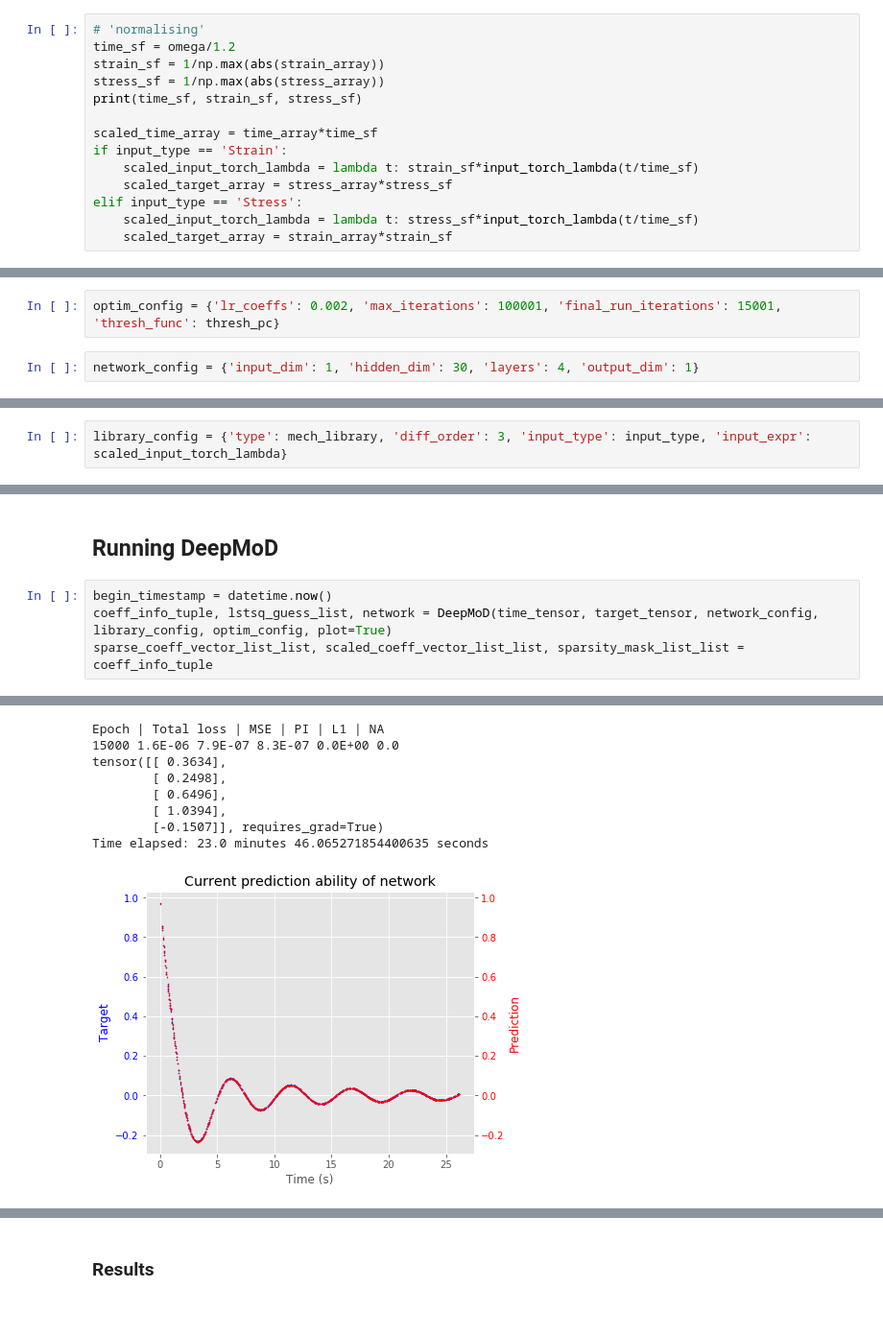
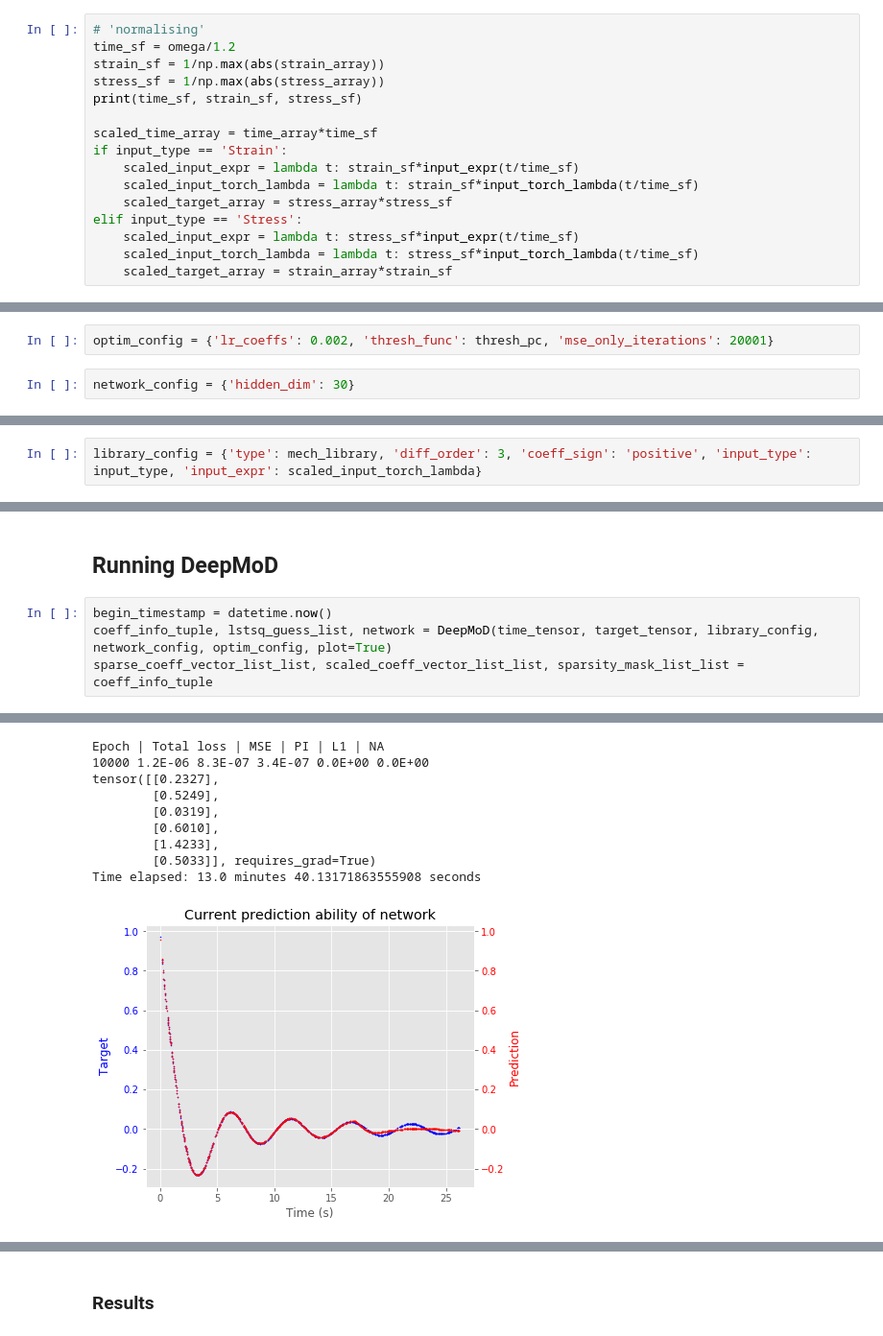
Before and after one commit to AlexB-B/DeePyMoD_torch_AlexVersion, a Jupyter notebook: notebooks/VE-DGValidation-DMTesting.ipynb, the cells around one changed output, grey strips where cells are left out. Shown at 96% size. Saved outputs shown, nothing was run; the diff lists cells and outputs as text.

```diff
--- a/notebooks/VE-DGValidation-DMTesting.ipynb
+++ b/notebooks/VE-DGValidation-DMTesting.ipynb
@@ -158,9 +167,11 @@ print(time_sf, strain_sf, stress_sf)
 
 scaled_time_array = time_array*time_sf
 if input_type == 'Strain':
+    scaled_input_expr = lambda t: strain_sf*input_expr(t/time_sf)
     scaled_input_torch_lambda = lambda t: strain_sf*input_torch_lambda(t/time_sf)
     scaled_target_array = stress_array*stress_sf
 elif input_type == 'Stress':
+    scaled_input_expr = lambda t: stress_sf*input_expr(t/time_sf)
     scaled_input_torch_lambda = lambda t: stress_sf*input_torch_lambda(t/time_sf)
     scaled_target_array = strain_array*strain_sf
 # %% [output]
@@ -197,6 +208,6 @@ thresh_pc = lambda *args: percent
 # %% [markdown]
 #### Config dictionaries
 # %%
-optim_config = {'lr_coeffs': 0.002, 'max_iterations': 100001, 'final_run_iterations': 15001, 'thresh_func': thresh_pc}
+optim_config = {'lr_coeffs': 0.002, 'thresh_func': thresh_pc, 'mse_only_iterations': 20001}
 # %%
-network_config = {'input_dim': 1, 'hidden_dim': 30, 'layers': 4, 'output_dim': 1}
+network_config = {'hidden_dim': 30}
@@ -203,5 +219,5 @@ network_config = {'input_dim': 1, 'hidden_dim': 30, 'layers': 4, 'output_dim': 1
 # %%
-library_config = {'type': mech_library, 'diff_order': 3, 'input_type': input_type, 'input_expr': scaled_input_torch_lambda}
+library_config = {'type': mech_library, 'diff_order': 3, 'coeff_sign': 'positive', 'input_type': input_type, 'input_expr': scaled_input_torch_lambda}
 # %% [markdown]
 ## Predicting Coefficients
 # %% [markdown]
@@ -231,6 +256,6 @@ expected_coeffs
 ## Running DeepMoD
 # %%
 begin_timestamp = datetime.now()
-coeff_info_tuple, lstsq_guess_list, network = DeepMoD(time_tensor, target_tensor, network_config, library_config, optim_config, plot=True)
+coeff_info_tuple, lstsq_guess_list, network = DeepMoD(time_tensor, target_tensor, library_config, network_config, optim_config, plot=True)
 sparse_coeff_vector_list_list, scaled_coeff_vector_list_list, sparsity_mask_list_list = coeff_info_tuple
 # %% [output]
@@ -238,9 +263,10 @@ sparse_coeff_vector_list_list, scaled_coeff_vector_list_list, sparsity_mask_list
 Epoch | Total loss | MSE | PI | L1 | NA
-15000 1.6E-06 7.9E-07 8.3E-07 0.0E+00 0.0
-tensor([[ 0.3634],
-        [ 0.2498],
-        [ 0.6496],
-        [ 1.0394],
-        [-0.1507]], requires_grad=True)
-Time elapsed: 23.0 minutes 46.065271854400635 seconds
+10000 1.2E-06 8.3E-07 3.4E-07 0.0E+00 0.0E+00
+tensor([[0.2327],
+        [0.5249],
+        [0.0319],
+        [0.6010],
+        [1.4233],
+        [0.5033]], requires_grad=True)
+Time elapsed: 13.0 minutes 40.13171863555908 seconds
-[figure, old version]
+[figure, new version]
```
Also changed, not shown: parts of 44 cells of this notebook, 13 other files.
